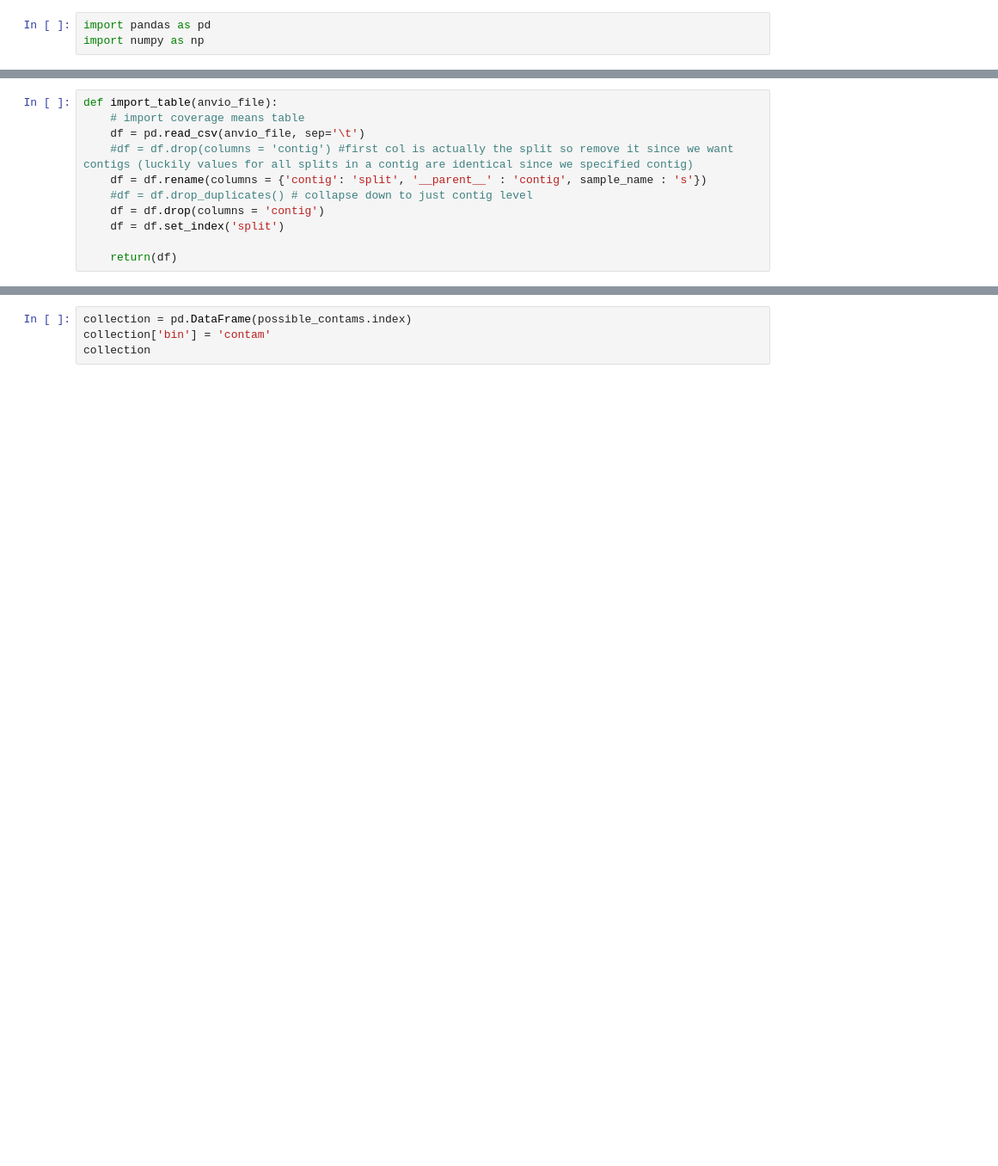
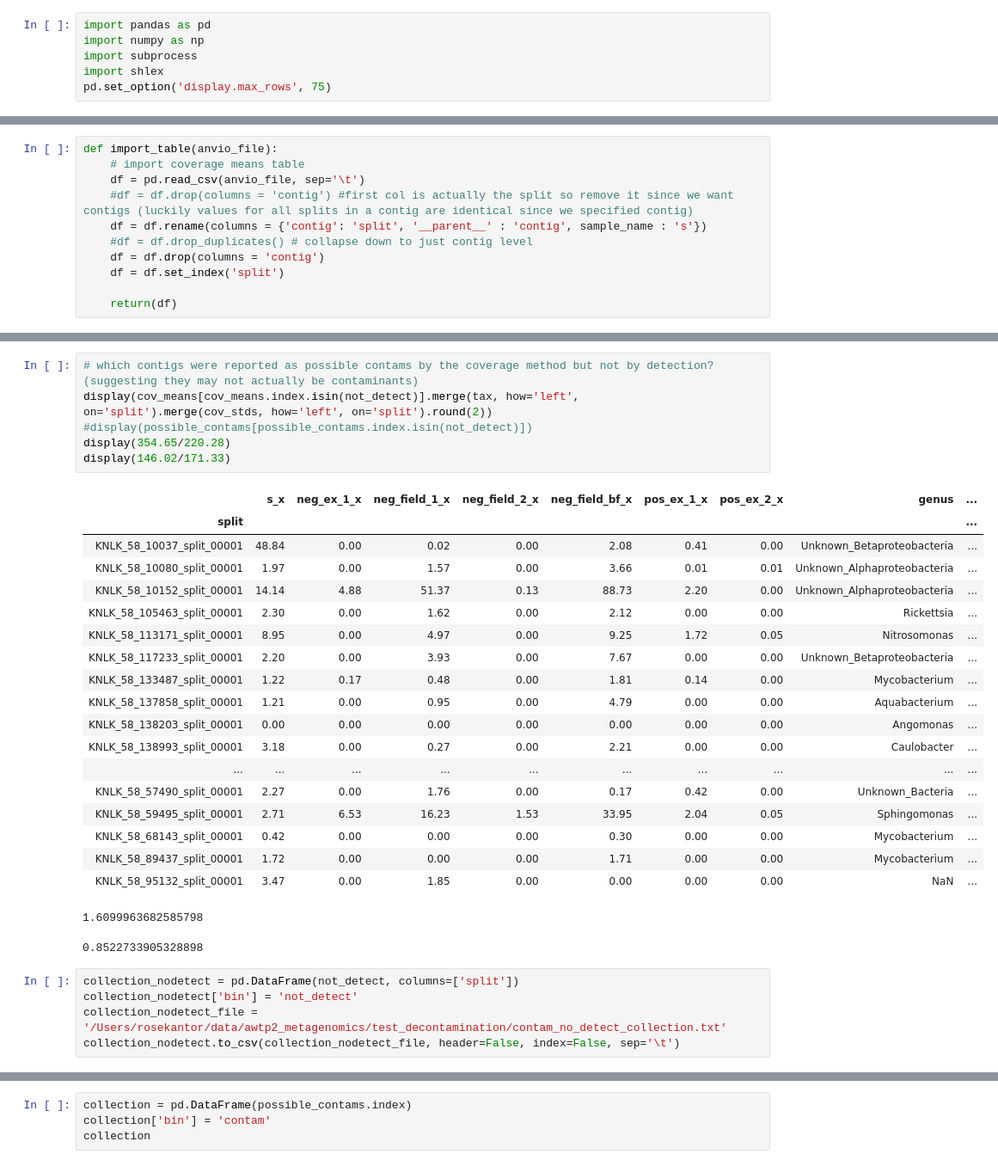
Before and after one commit to rosekantor/awtp2, a Jupyter notebook: metagenomics_contaminant_removal_py.ipynb, the cells around one changed output, grey strips where cells are left out. Shown at 86% size. Cells and saved outputs as stored; diff of their text form; blank space fills up the shorter version.

```diff
--- a/metagenomics_contaminant_removal_py.ipynb
+++ b/metagenomics_contaminant_removal_py.ipynb
@@ -1,6 +1,9 @@
 # %%
 import pandas as pd
 import numpy as np
+import subprocess
+import shlex
+pd.set_option('display.max_rows', 75)
 # %% [markdown]
 # Thoughts
 Can a contig can still be a contaminant even if it is at lower relative coverage in a control than in the sample?
@@ -79,0 +219,32 @@ possible_contams.to_csv('~/data/awtp2_metagenomics/KNLK_58_contaminants/contam/K
+# %%
+# which contigs were reported as possible contams by the coverage method but not by detection? (suggesting they may not actually be contaminants)
+display(cov_means[cov_means.index.isin(not_detect)].merge(tax, how='left', on='split').merge(cov_stds, how='left', on='split').round(2))
+#display(possible_contams[possible_contams.index.isin(not_detect)])
+display(354.65/220.28)
+display(146.02/171.33)
+# %% [output]
+|  | s_x | neg_ex_1_x | neg_field_1_x | neg_field_2_x | neg_field_bf_x | pos_ex_1_x | pos_ex_2_x | genus | ... |
+| split |  |  |  |  |  |  |  |  | ... |
+| KNLK_58_10037_split_00001 | 48.84 | 0.00 | 0.02 | 0.00 | 2.08 | 0.41 | 0.00 | Unknown_Betaproteobacteria | ... |
+| KNLK_58_10080_split_00001 | 1.97 | 0.00 | 1.57 | 0.00 | 3.66 | 0.01 | 0.01 | Unknown_Alphaproteobacteria | ... |
+| KNLK_58_10152_split_00001 | 14.14 | 4.88 | 51.37 | 0.13 | 88.73 | 2.20 | 0.00 | Unknown_Alphaproteobacteria | ... |
+| KNLK_58_105463_split_00001 | 2.30 | 0.00 | 1.62 | 0.00 | 2.12 | 0.00 | 0.00 | Rickettsia | ... |
+| KNLK_58_113171_split_00001 | 8.95 | 0.00 | 4.97 | 0.00 | 9.25 | 1.72 | 0.05 | Nitrosomonas | ... |
+| KNLK_58_117233_split_00001 | 2.20 | 0.00 | 3.93 | 0.00 | 7.67 | 0.00 | 0.00 | Unknown_Betaproteobacteria | ... |
+| KNLK_58_133487_split_00001 | 1.22 | 0.17 | 0.48 | 0.00 | 1.81 | 0.14 | 0.00 | Mycobacterium | ... |
+| KNLK_58_137858_split_00001 | 1.21 | 0.00 | 0.95 | 0.00 | 4.79 | 0.00 | 0.00 | Aquabacterium | ... |
+| KNLK_58_138203_split_00001 | 0.00 | 0.00 | 0.00 | 0.00 | 0.00 | 0.00 | 0.00 | Angomonas | ... |
+| KNLK_58_138993_split_00001 | 3.18 | 0.00 | 0.27 | 0.00 | 2.21 | 0.00 | 0.00 | Caulobacter | ... |
+| ... | ... | ... | ... | ... | ... | ... | ... | ... | ... |
+| KNLK_58_57490_split_00001 | 2.27 | 0.00 | 1.76 | 0.00 | 0.17 | 0.42 | 0.00 | Unknown_Bacteria | ... |
+| KNLK_58_59495_split_00001 | 2.71 | 6.53 | 16.23 | 1.53 | 33.95 | 2.04 | 0.05 | Sphingomonas | ... |
+| KNLK_58_68143_split_00001 | 0.42 | 0.00 | 0.00 | 0.00 | 0.30 | 0.00 | 0.00 | Mycobacterium | ... |
+| KNLK_58_89437_split_00001 | 1.72 | 0.00 | 0.00 | 0.00 | 1.71 | 0.00 | 0.00 | Mycobacterium | ... |
+| KNLK_58_95132_split_00001 | 3.47 | 0.00 | 1.85 | 0.00 | 0.00 | 0.00 | 0.00 | NaN | ... |
+1.6099963682585798
+0.8522733905328898
+# %%
+collection_nodetect = pd.DataFrame(not_detect, columns=['split'])
+collection_nodetect['bin'] = 'not_detect'
+collection_nodetect_file = '/Users/rosekantor/data/awtp2_metagenomics/test_decontamination/contam_no_detect_collection.txt'
+collection_nodetect.to_csv(collection_nodetect_file, header=False, index=False, sep='\t')
```
Also changed, not shown: parts of 30 cells of this notebook.
